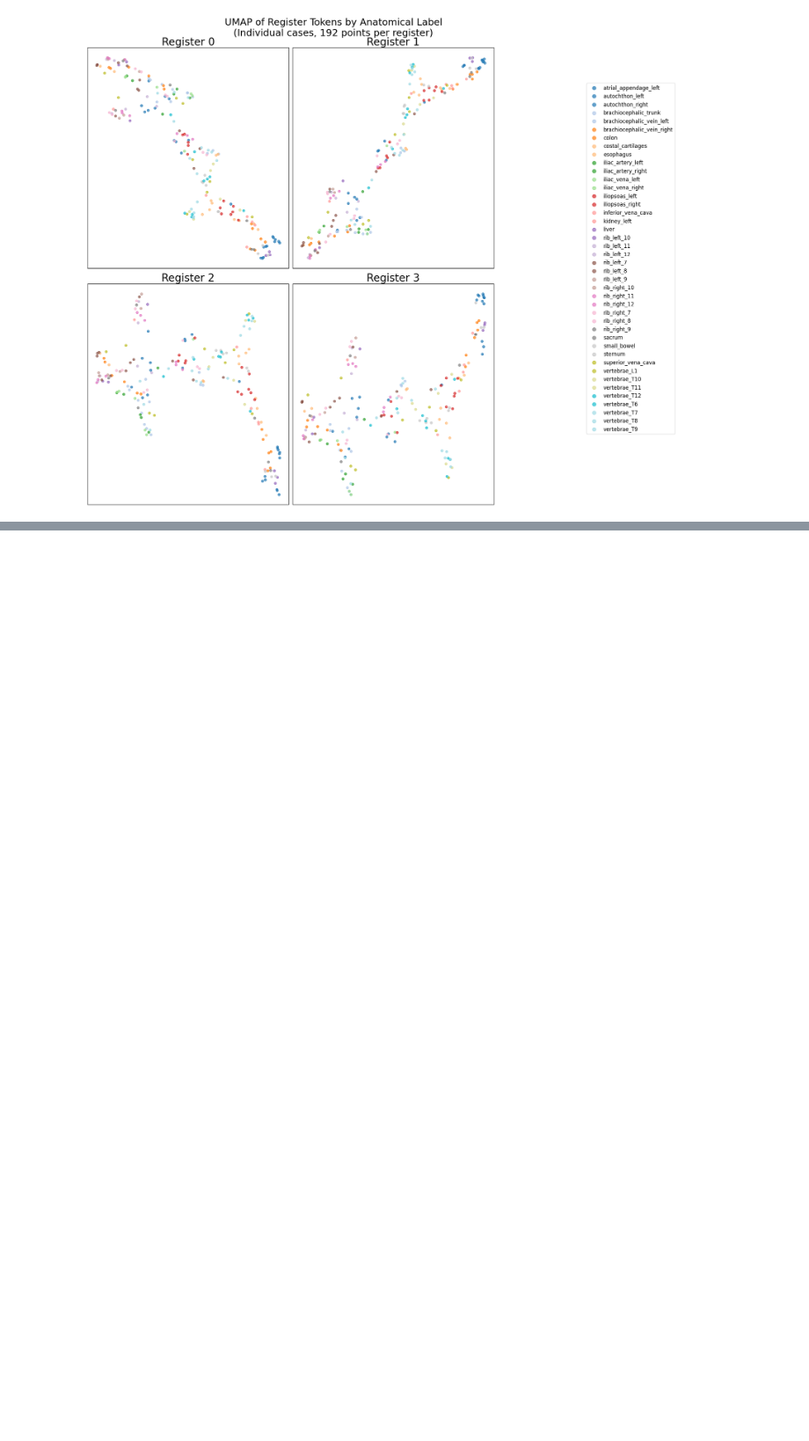
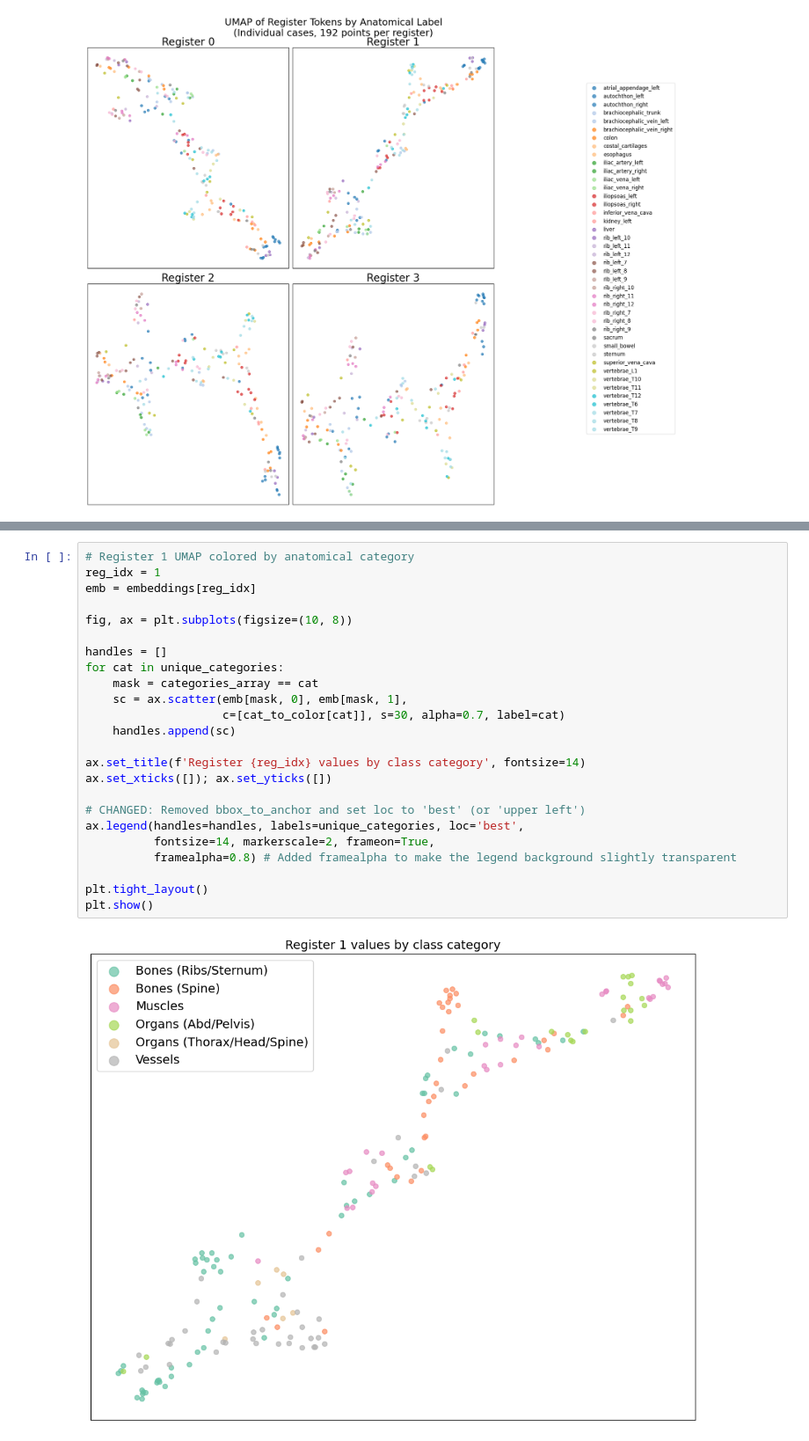
Before and after one commit to tidiane-camaret/ic_segmentation, a Jupyter notebook: results/register_tokens.ipynb, the cells around one changed output, grey strips where cells are left out. Shown at 88% size. Cells and saved outputs as stored; diff of their text form; blank space fills up the shorter version.

Commit message:
low res : mean-maxpool labels

```diff
--- a/results/register_tokens.ipynb
+++ b/results/register_tokens.ipynb
@@ -291,3 +292,29 @@ Category distribution:
   Organs (Thorax/Head/Spine): 6
   Vessels: 39
 [figure]
+# %%
+# Register 1 UMAP colored by anatomical category
+reg_idx = 1
+emb = embeddings[reg_idx]
+
+fig, ax = plt.subplots(figsize=(10, 8))
+
+handles = []
+for cat in unique_categories:
+    mask = categories_array == cat
+    sc = ax.scatter(emb[mask, 0], emb[mask, 1],
+                    c=[cat_to_color[cat]], s=30, alpha=0.7, label=cat)
+    handles.append(sc)
+
+ax.set_title(f'Register {reg_idx} values by class category', fontsize=14)
+ax.set_xticks([]); ax.set_yticks([])
+
+# CHANGED: Removed bbox_to_anchor and set loc to 'best' (or 'upper left')
+ax.legend(handles=handles, labels=unique_categories, loc='best',
+          fontsize=14, markerscale=2, frameon=True,
+          framealpha=0.8) # Added framealpha to make the legend background slightly transparent
+
+plt.tight_layout()
+plt.show()
+# %% [output]
+[figure, added]
```
Also changed, not shown: parts of 6 cells of this notebook, 18 other files.
